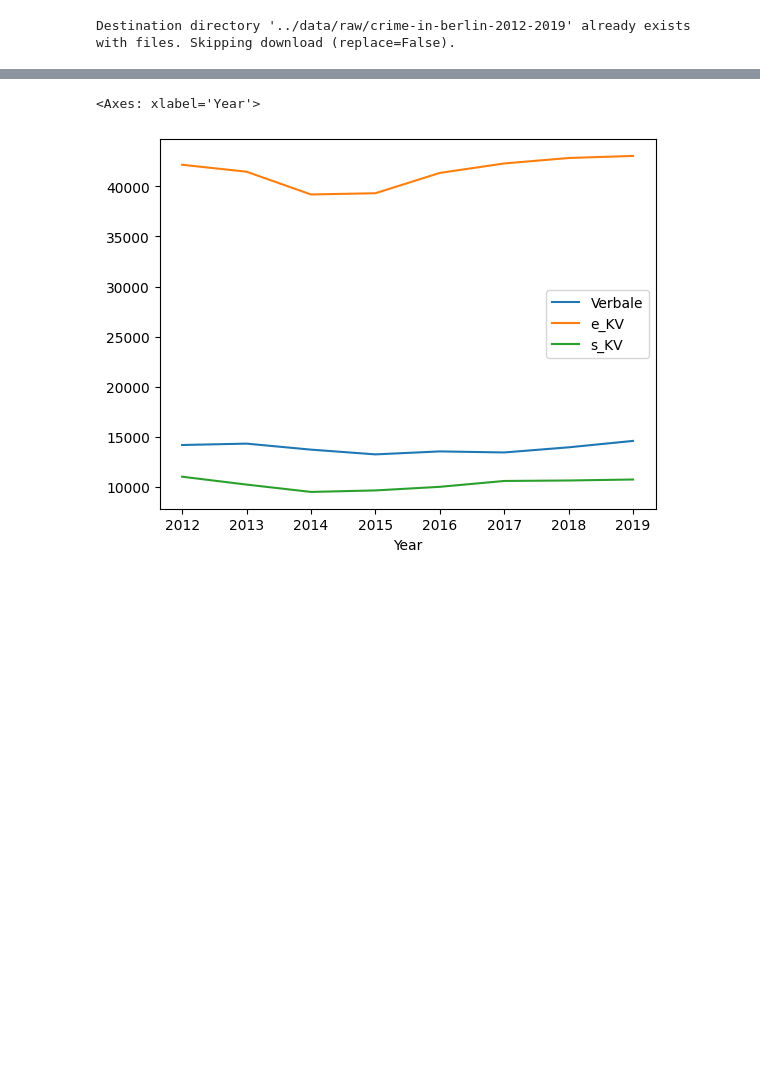
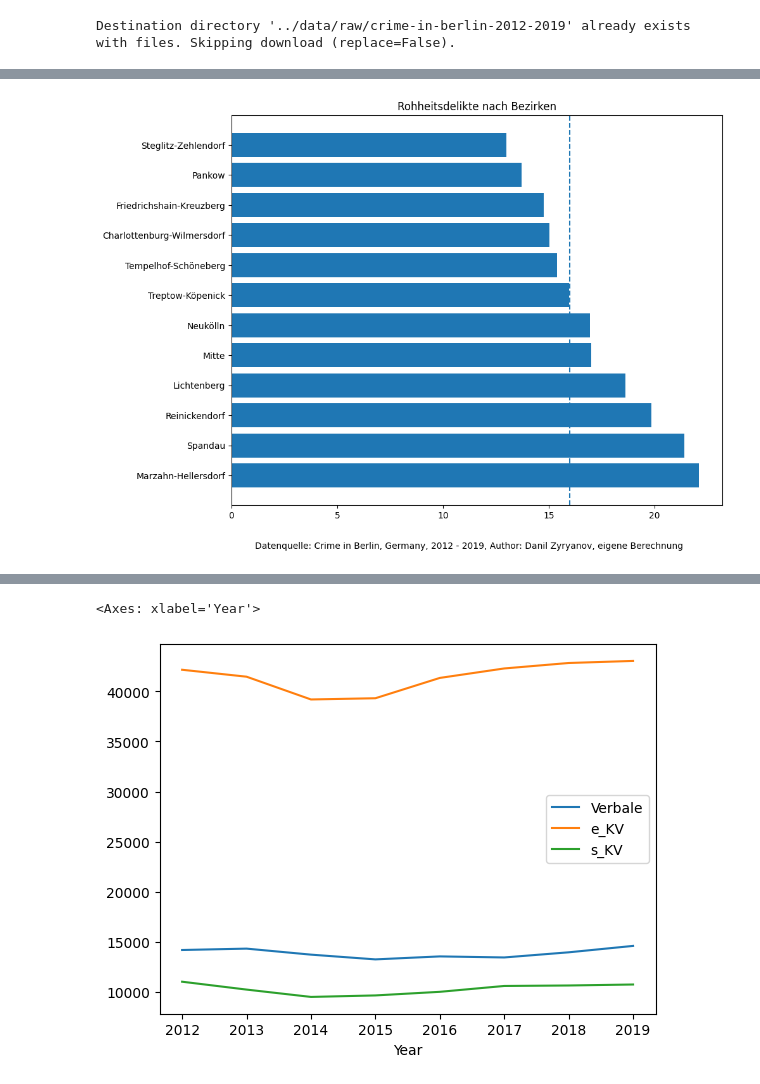
Before and after one commit to bytewalker1972-ux/Portfolio, a Jupyter notebook: notebooks/01_exploration.ipynb, the cells around one changed output, grey strips where cells are left out. Saved outputs shown, nothing was run; the diff lists cells and outputs as text; code cells hidden in the pictures; blank space fills up the shorter version.

```diff
--- a/notebooks/01_exploration.ipynb
+++ b/notebooks/01_exploration.ipynb
@@ -36,0 +233,88 @@ df.tail()
+# %%
+#Den aktuellen Median(Prozent aus Gesamtberlin) in den drei Deliktsgruppen als Benchmark für die Bezirke
+#Median_Prozent_2019 in Berlin bei Rohheitsdelikten
+#Median bei Roh-Delikten in Prozent Berlin gesamt
+from matplotlib.pyplot import axvline
+
+
+df_Roh_aktuell=df_Roh[df_Roh["Jahr"]==2019]
+Roh_Median=df_Roh_aktuell["Roh_Prozent"].median()
+Roh_Median=round(Roh_Median)
+print(Roh_Median)
+
+#Dito Raub
+df_Raub_aktuell=df_Raub[df_Raub["Jahr"]==2019]
+Raub_Median=df_Raub_aktuell["Raub_Prozent"].median()
+Raub_Median=round(Raub_Median)
+print(Raub_Median)
+
+#Median bei Diebstahl-Delikten in Prozent Berlin gesamt
+df_Klau_aktuell=df_Klau[df_Klau["Jahr"]==2019]
+Klau_Median=df_Klau_aktuell["Dieb_Prozent"].median()
+Klau_Median=round(Klau_Median)
+print(Klau_Median)
+
+#Welche Bezirke liegen bei Roh über den Median?
+
+Roh_Bezirk=df_Roh_aktuell.groupby(df_Roh_aktuell["Bezirk"])[["Summe_Roh","Summe_Delikte"]].sum()
+Roh_Bezirk["Roh_Prozent"]=(Roh_Bezirk["Summe_Roh"]/Roh_Bezirk["Summe_Delikte"])*100
+Roh_Bezirk=Roh_Bezirk.sort_values("Roh_Prozent", ascending=False)
+#Roh_Bezirk
+
+
+#Welche Bezirke liegen Raub über den Median?
+Raub_Bezirk=df_Raub_aktuell.groupby(df_Raub_aktuell["Bezirk"])[["Summe_Raub","Summe_Delikte"]].sum()
+Raub_Bezirk["Raub_Prozent"]=(Raub_Bezirk["Summe_Raub"]/Raub_Bezirk["Summe_Delikte"])*100
+Raub_Bezirk=Raub_Bezirk.sort_values("Raub_Prozent", ascending=False)
+Raub_Bezirk
+
+#Welche Bezirke liegen bei Klau über den Median?
+Klau_Bezirk=df_Klau_aktuell.groupby(df_Klau_aktuell["Bezirk"])[["Summe_Dieb","Summe_Delikte"]].sum()
+Klau_Bezirk["Dieb_Prozent"]=(Klau_Bezirk["Summe_Dieb"]/Klau_Bezirk["Summe_Delikte"])*100
+Klau_Bezirk=Klau_Bezirk.sort_values("Dieb_Prozent", ascending=False)
+
+
+
+
+
+
+fig, ax = plt.subplots(figsize=(10,8))
+ax.barh(Roh_Bezirk.index, Roh_Bezirk["Roh_Prozent"])
+ax.set_title("Rohheitsdelikte nach Bezirken")
+ax.axvline(Roh_Median, linestyle="--")
+fig.text(0.5, 0.02,
+        "Datenquelle: Crime in Berlin, Germany, 2012 - 2019, Author: Danil Zyryanov, eigene Berechnung",
+         ha="center",
+         va="bottom"
+         )
+plt.savefig("/Users/susannedavid/Code/Slide 4_Bezirke_Roh")
+plt.show()
+fig, ax = plt.subplots(figsize=(10,8))
+ax.barh(Raub_Bezirk.index, Raub_Bezirk["Raub_Prozent"])
+ax.set_title("Raubtaten nach Bezirken")
+ax.axvline(Raub_Median, linestyle="--")
+fig.text(0.5, 0.02,
+        "Datenquelle: Crime in Berlin, Germany, 2012 - 2019, Author: Danil Zyryanov, eigene Berechnung",
+         ha="center",
+         va="bottom"
+         )
+plt.savefig("/Users/susannedavid/Code/Slide 5_Bezirke_Raub.png")
+#plt.show()
+fig, ax = plt.subplots(figsize=(10,8))
+ax.barh(Klau_Bezirk.index, Klau_Bezirk["Dieb_Prozent"])
+ax.axvline(Klau_Median, linestyle="--")
+ax.set_title("Diebstähle nach Bezirken (Ohne Autodiebstahl und Einbruch)")
+plt.savefig("/Users/susannedavid/Code/Slide 6_Bezirke_Klau.png")
+plt.show()
+
+
+
+#fig.suptitle("Belastung der Bezirke nach Deliktsgruppen / Benchmark Median der prozentualen Belastung aller Reviere in Berlin",fontsize=14, x=0.5, ha="center")
+#fig.text(0.5, 0.02,
+#         "Datenquelle: Crime in Berlin, Germany, 2012 - 2019, Author: Danil Zyryanov, eigene Berechnung",
+#         ha="center",
+#         va="bottom"
+#         )
+#plt.savefig("/Users/susannedavid/Code/Slide 4_Bezirke.png")
+#plt.show()
+# %% [output]
@@ -36,0 +324 @@ df.tail()
+[figure, added]
```
Also changed, not shown: parts of 14 cells of this notebook, 1 other file.
